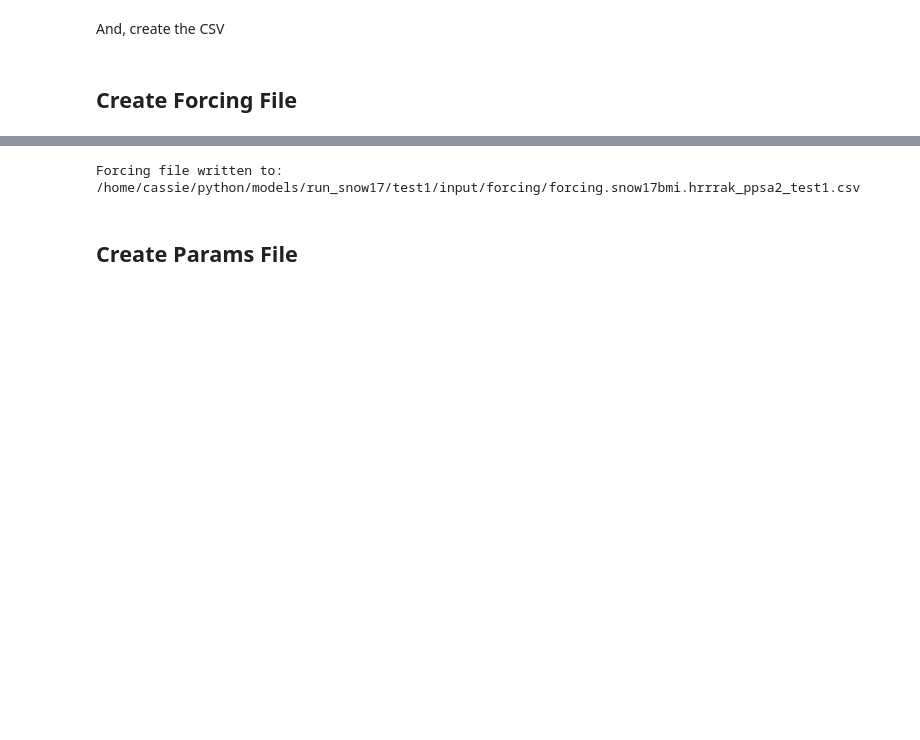
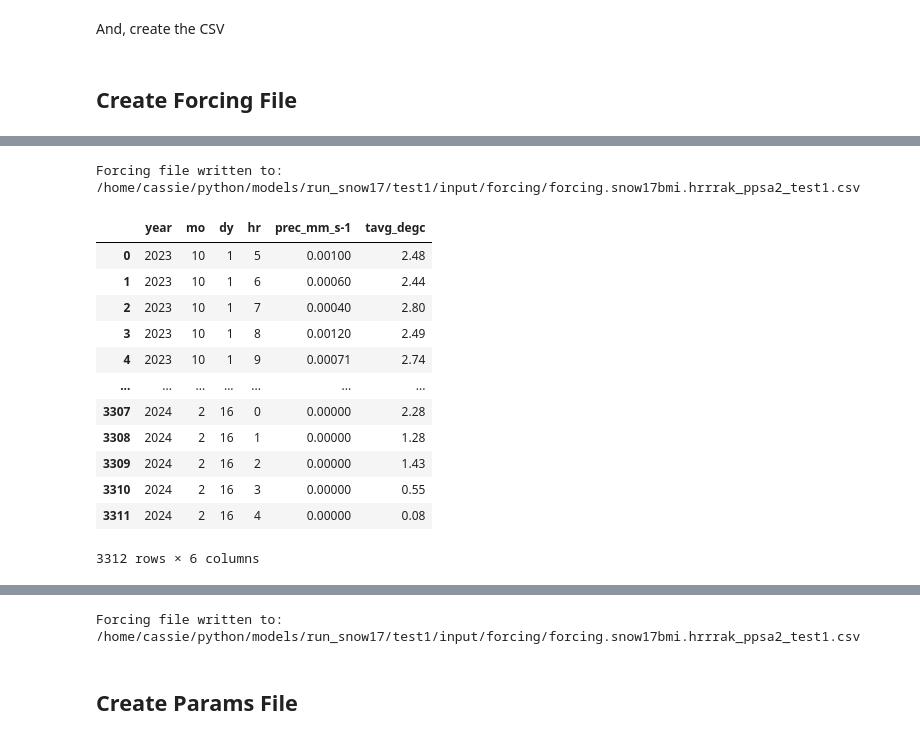
Before and after one commit to cassielumbrazo/snow_modeling_point, a Jupyter notebook: 2_create_snow17_forcing_hrrrak.ipynb, the cells around one changed output, grey strips where cells are left out. Cells and saved outputs as stored; diff of their text form; code cells hidden in the pictures; blank space fills up the shorter version.

Commit message:
final precip units

```diff
--- a/2_create_snow17_forcing_hrrrak.ipynb
+++ b/2_create_snow17_forcing_hrrrak.ipynb
@@ -121,0 +156,79 @@ And, create the CSV
+# %%
+# --- 1. Convert temperature to Celsius ---
+ds["tavg_degc"] = ds.temp - 273.15
+
+# keep two decimals
+ds["tavg_degc"] = ds.tavg_degc.round(2)
+
+# --- 2. Precip rate already in mm/s ---
+ds["prec_mm_s-1"] = ds.precip_rate # it must really be in mm per sec because otherwise everything breaks
+# ds["prec_mm_s-1"] = ds.precip_rate * 3600 # even though the forcing file says per second, I really think this must be precip accum over the timestep (1hr = 3600sec)
+
+# --- 3. Convert to dataframe ---
+df = ds[["prec_mm_s-1", "tavg_degc"]].to_dataframe().reset_index()
+
+# --- 4. Build continuous hourly time index ---
+df = df.set_index("time").sort_index()
+
+full_time = pd.date_range(
+    start=df.index.min(),
+    end=df.index.max(),
+    freq="1h"
+)
+
+df = df.reindex(full_time)
+
+# --- 5. Fill missing values ---
+# Precip: assume zero if missing
+df["prec_mm_s-1"] = df["prec_mm_s-1"].fillna(0.0)
+
+# Temperature: interpolate
+df["tavg_degc"] = df["tavg_degc"].interpolate(method="time")
+
+# --- 6. Restore time column ---
+df = df.reset_index().rename(columns={"index": "time"})
+
+# --- 7. Extract time components ---
+df["year"] = df["time"].dt.year
+df["mo"] = df["time"].dt.month
+df["dy"] = df["time"].dt.day
+df["hr"] = df["time"].dt.hour
+
+# --- 8. Reorder columns ---
+df_out = df[[
+    "year",
+    "mo",
+    "dy",
+    "hr",
+    "prec_mm_s-1",
+    "tavg_degc"
+]]
+
+# --- 9. Write to CSV ---
+output_file = "/home/cassie/python/models/run_snow17/test1/input/forcing/forcing.snow17bmi.hrrrak_ppsa2_test1.csv"
+
+df_out.to_csv(
+    output_file,
+    index=False,
+    float_format="%.6e"
+)
+
+print(f"Forcing file written to: {output_file}")
+# %% [output]
+Forcing file written to: /home/cassie/python/models/run_snow17/test1/input/forcing/forcing.snow17bmi.hrrrak_ppsa2_test1.csv
+# %%
+df_out
+# %% [output]
+|  | year | mo | dy | hr | prec_mm_s-1 | tavg_degc |
+| 0 | 2023 | 10 | 1 | 5 | 0.00100 | 2.48 |
+| 1 | 2023 | 10 | 1 | 6 | 0.00060 | 2.44 |
+| 2 | 2023 | 10 | 1 | 7 | 0.00040 | 2.80 |
+| 3 | 2023 | 10 | 1 | 8 | 0.00120 | 2.49 |
+| 4 | 2023 | 10 | 1 | 9 | 0.00071 | 2.74 |
+| ... | ... | ... | ... | ... | ... | ... |
+| 3307 | 2024 | 2 | 16 | 0 | 0.00000 | 2.28 |
+| 3308 | 2024 | 2 | 16 | 1 | 0.00000 | 1.28 |
+| 3309 | 2024 | 2 | 16 | 2 | 0.00000 | 1.43 |
+| 3310 | 2024 | 2 | 16 | 3 | 0.00000 | 0.55 |
+| 3311 | 2024 | 2 | 16 | 4 | 0.00000 | 0.08 |
+3312 rows × 6 columns
```
Also changed, not shown: parts of 7 cells of this notebook.
